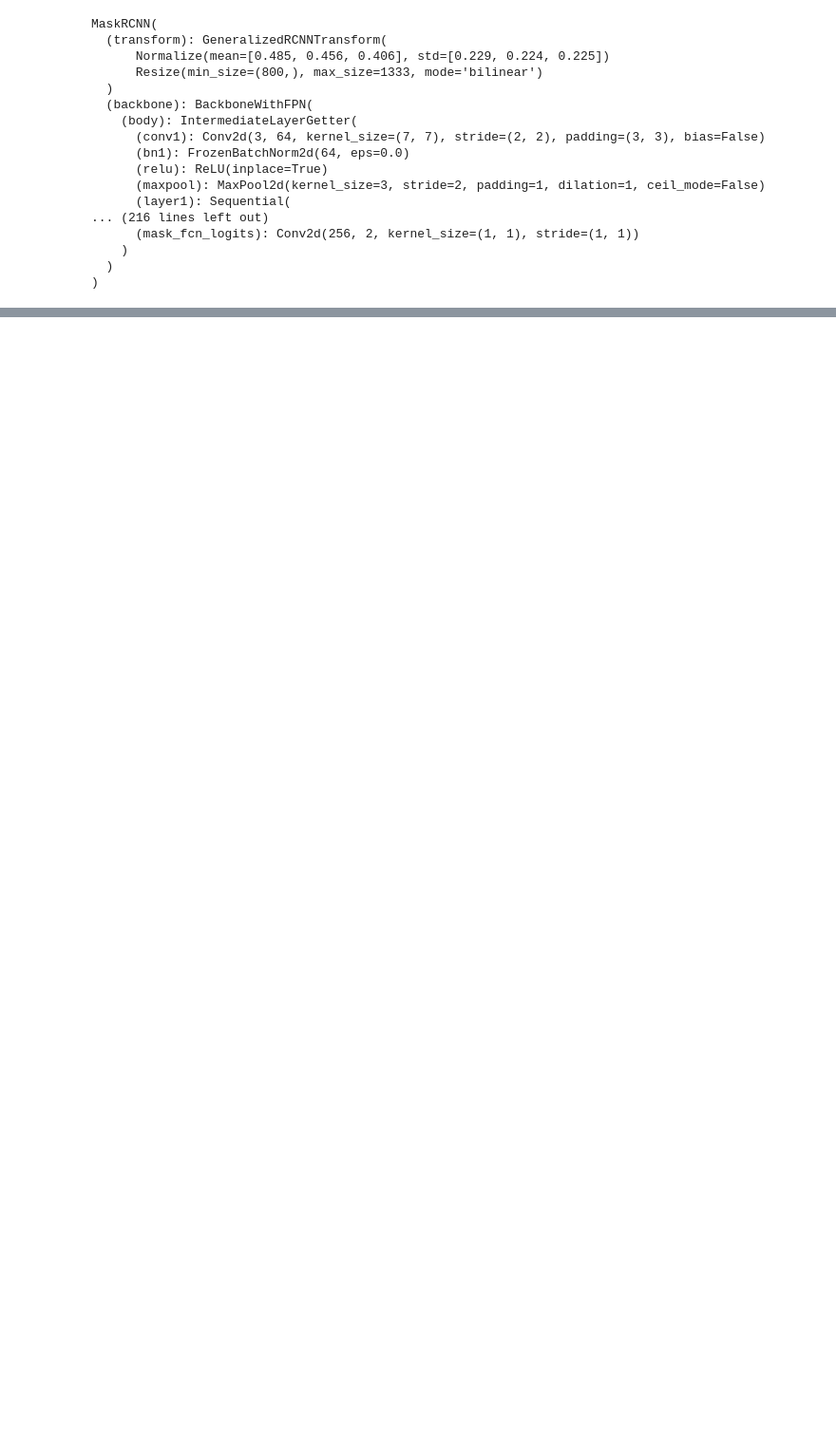
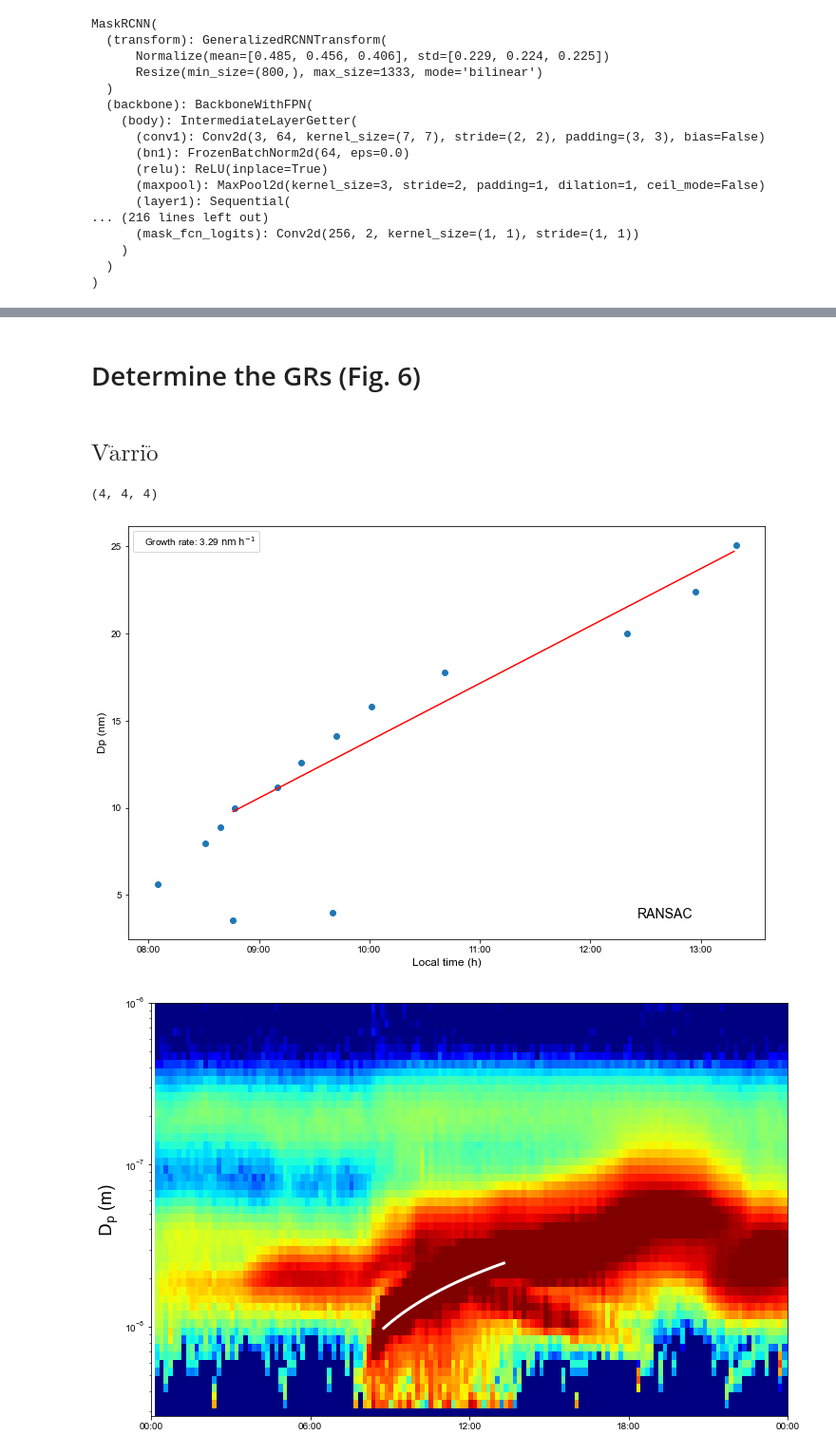
Before and after one commit to cvvsu/maskNPF, a Jupyter notebook: demo.ipynb, the cells around one changed output, grey strips where cells are left out. Shown at 95% size. Saved outputs shown, nothing was run; the diff lists cells and outputs as text; code cells hidden in the pictures; blank space fills up the shorter version.

```diff
--- a/demo.ipynb
+++ b/demo.ipynb
@@ -317,3 +130,0 @@ fit_data=[x, y]
-# %%
-name = '1998-03-09'
-_ = vis_GR(df[name], name, 0, 1e4)
@@ -322,0 +183,5 @@ _ = vis_GR(df[name], name, 0, 1e4)
+# %%
+mask = draw_masks('datasets/img', name, model=model).squeeze().cpu().numpy() >= 0.50
+aligned_mask = reshape_mask(mask, df.shape)
+plt.imshow(aligned_mask, cmap='gray')
+plt.axis('off')
@@ -322,0 +224,29 @@ _ = vis_GR(df[name], name, 0, 1e4)
+# %% [markdown]
+# Determine the GRs (Fig. 6)
+# %%
+def vis_GR(df, name, index, vmax, savefp='figures'):
+    mask = reshape_mask(draw_masks('datasets/img', name, model=model)
+                        [index, 0].detach().cpu().numpy() >= 0.50, df[name].shape)
+    _, x_pred, y_pred = get_GR_old(
+        df[name], mask, 2.72, 25.2, savefp=savefp, tm_res=10, vmax=vmax)
+    return [x_pred, y_pred*1e-9]
+# %%
+dfs, names, GRs = [], [], []
+# %% [markdown]
+## $\mathrm{V\ddot{a}rri\ddot{o}}$
+# %%
+df = pd.read_csv('datasets/varrio_gr.csv', parse_dates=[0], index_col=0)
+
+names_ = ['2005-04-29', '2015-10-28', '2015-10-28', '2017-05-21']
+for idx, name in enumerate(names_):
+    dfs.append(df.loc[name])
+    names.append(name)
+    if idx == 2:
+        GRs.append(vis_GR(df.loc[name], name, 1, 1e4))
+    else:
+        GRs.append(vis_GR(df.loc[name], name, 0, 1e4))
+len(GRs), len(dfs), len(names)
+# %% [output]
+(4, 4, 4)
+[figure, added]
+[figure, added]
```
Also changed, not shown: parts of 48 cells of this notebook.
